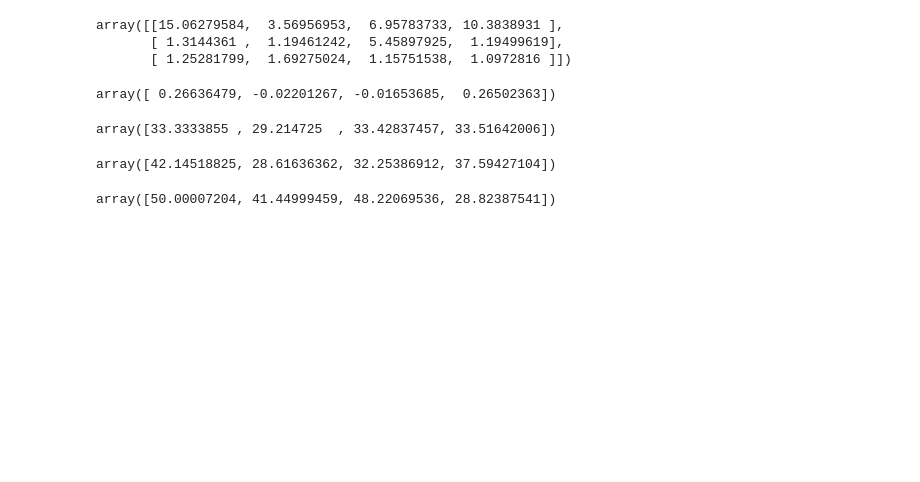
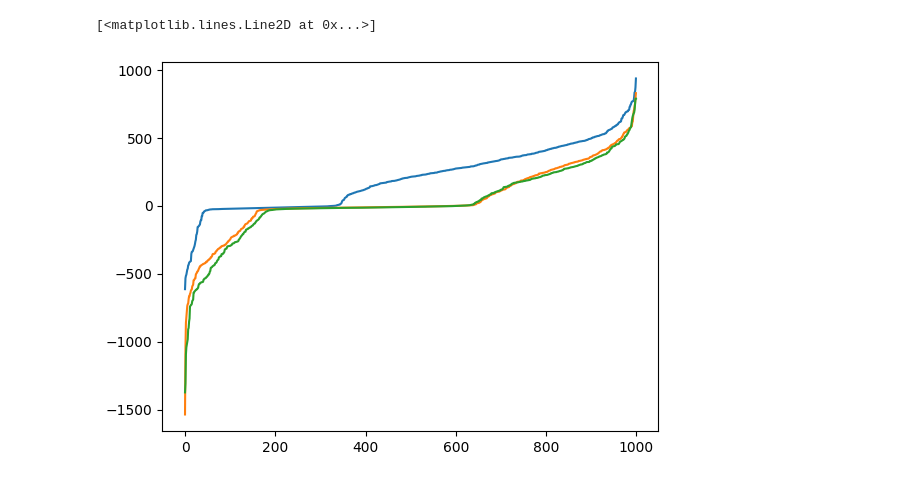
Before and after one commit to Sy-Sang/etrade, a Jupyter notebook: etrade/spot/nb/nb4.ipynb, the cells around one changed output. Cells and saved outputs as stored; diff of their text form; code cells hidden in the pictures; blank space fills up the shorter version.

```diff
--- a/etrade/spot/nb/nb4.ipynb
+++ b/etrade/spot/nb/nb4.ipynb
@@ -20,7 +21,7 @@ rp = OrdinaryGaussianKernelDistributionConstructor((0, 5), (1, 5), (2, 4))
 # %%
 mc = MarketConstructor(aq, dp, rp)
 s = Station("station", 50)
-br = PointwiseRecycle()
+br = PointwiseRecycle(0.5,1.05)
 # %%
 real_market_distribution = mc.clamped_random(4, (0, 50), (0, numpy.inf), (0, numpy.inf))
 predicted_market_distribtion = mc.clamped_random(4, (0, 50), (0, numpy.inf), (0, numpy.inf))
@@ -29,22 +30,12 @@ observed_data = numpy.asarray(real_market_distribution.rvf(1)).reshape(3,-1)
 # %%
-predicted_market_distribtion.crps(observed_data[0], observed_data[1], observed_data[2])
+real_aq_mean = real_market_distribution.mean(1000)[0]
+predicted_aq_mean = predicted_market_distribtion.mean(1000)[0]
-# %% [output]
-array([[15.06279584,  3.56956953,  6.95783733, 10.3838931 ],
-       [ 1.3144361 ,  1.19461242,  5.45897925,  1.19499619],
-       [ 1.25281799,  1.69275024,  1.15751538,  1.0972816 ]])
-# %%
-predicted_market_distribtion.price_kl_divergence()
-# %% [output]
-array([ 0.26636479, -0.02201267, -0.01653685,  0.26502363])
 # %%
-predicted_market_distribtion.quantity_optimizer(s, br).x
+optimized_x = predicted_market_distribtion.power_generation_optimizer(s, br).x
-# %% [output]
-array([33.3333855 , 29.214725  , 33.42837457, 33.51642006])
-# %%
-predicted_market_distribtion.faster_quantity_optimizer(s, br).x
-# %% [output]
-array([42.14518825, 28.61636362, 32.25386912, 37.59427104])
-# %%
-predicted_market_distribtion.rvf(10)[0][:,0]
-# %% [output]
-array([50.00007204, 41.44999459, 48.22069536, 28.82387541])
+# %%
+pyplot.plot(numpy.sort(real_market_distribution.market_trade(s, br, real_aq_mean)))
+pyplot.plot(numpy.sort(real_market_distribution.market_trade(s, br, optimized_x)))
+pyplot.plot(numpy.sort(real_market_distribution.market_trade(s, br, predicted_aq_mean)))
+# %% [output]
+[<matplotlib.lines.Line2D at 0x...>]
+[figure, added]
```
Also changed, not shown: parts of 7 cells of this notebook, 3 other files.
